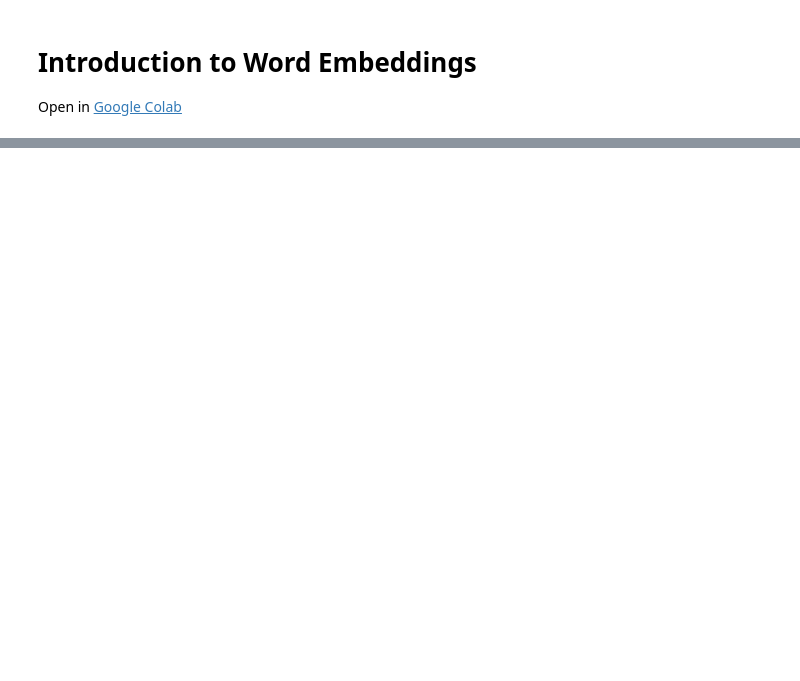
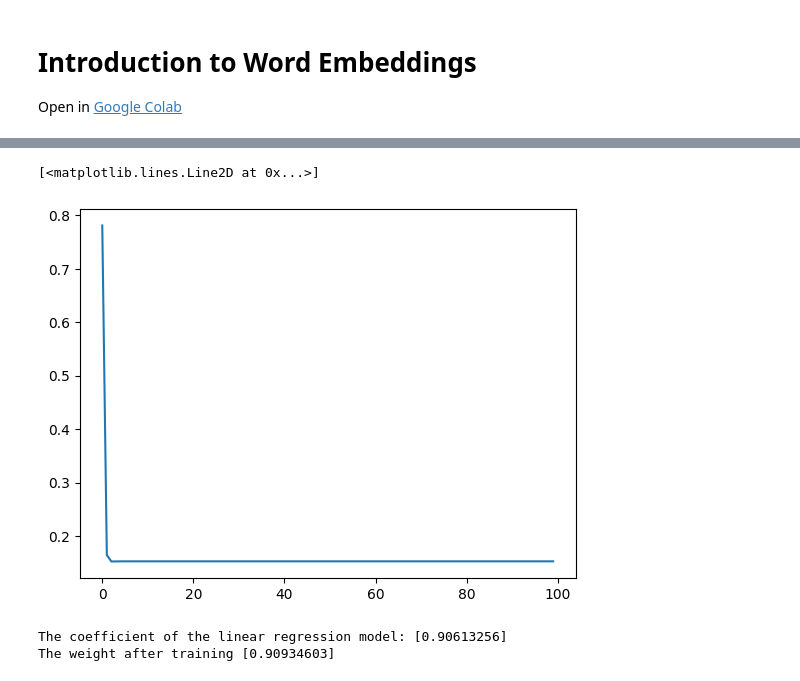
Before and after one commit to febse/ta2025, a Jupyter notebook: 03-01-Word-Embeddings-Overview.ipynb, the cells around one changed output, grey strips where cells are left out. Drawn from its saved outputs; the diff is of its cells as text; code cells hidden in the pictures; blank space fills up the shorter version.

```diff
--- a/03-01-Word-Embeddings-Overview.ipynb
+++ b/03-01-Word-Embeddings-Overview.ipynb
@@ -38,0 +138,38 @@ To make sense of this architecture, let's consider some simpler models that will
+# %%
+epochsn = 100
+lr = 0.01
+
+w = np.random.randn(p)
+b = np.random.randn(1)
+
+losses = np.zeros(epochsn)
+
+for epoch in range(epochsn):
+    epoch_loss = 0
+
+    for i in range(n):
+        y_pred = w.dot(X[i]) + b
+
+        loss = (y[i] - y_pred) ** 2
+
+        # Update the weight
+        gradient_w = -2 * X[i].T * (y[i] - y_pred)
+        w = w - lr * gradient_w
+
+        # Update the bias
+        gradient_b = -2 * (y[i] - y_pred)
+        b = b - lr * gradient_b
+        epoch_loss += loss
+
+    losses[epoch] = epoch_loss / n
+
+plt.plot(losses)
+# %% [output]
+[<matplotlib.lines.Line2D at 0x...>]
+[figure, added]
+# %%
+print("The coefficient of the linear regression model:", linreg.coef_)
+print("The weight after training", w)
+# %% [output]
+The coefficient of the linear regression model: [0.90613256]
+The weight after training [0.90934603]
```
Also changed, not shown: parts of 11 cells of this notebook, 12 other files.
